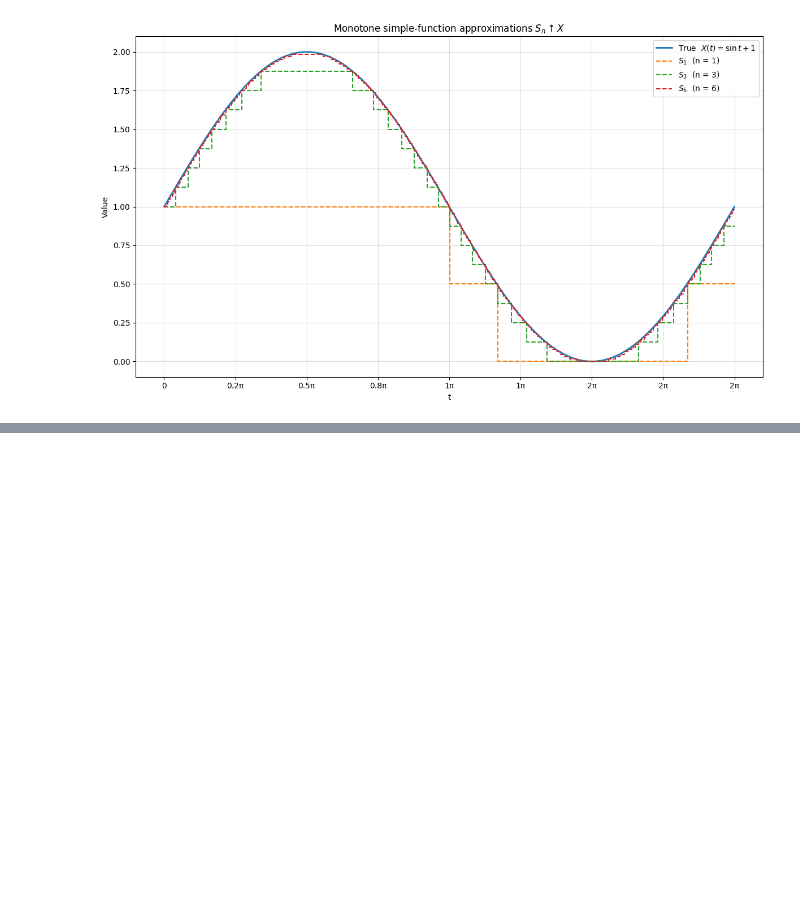
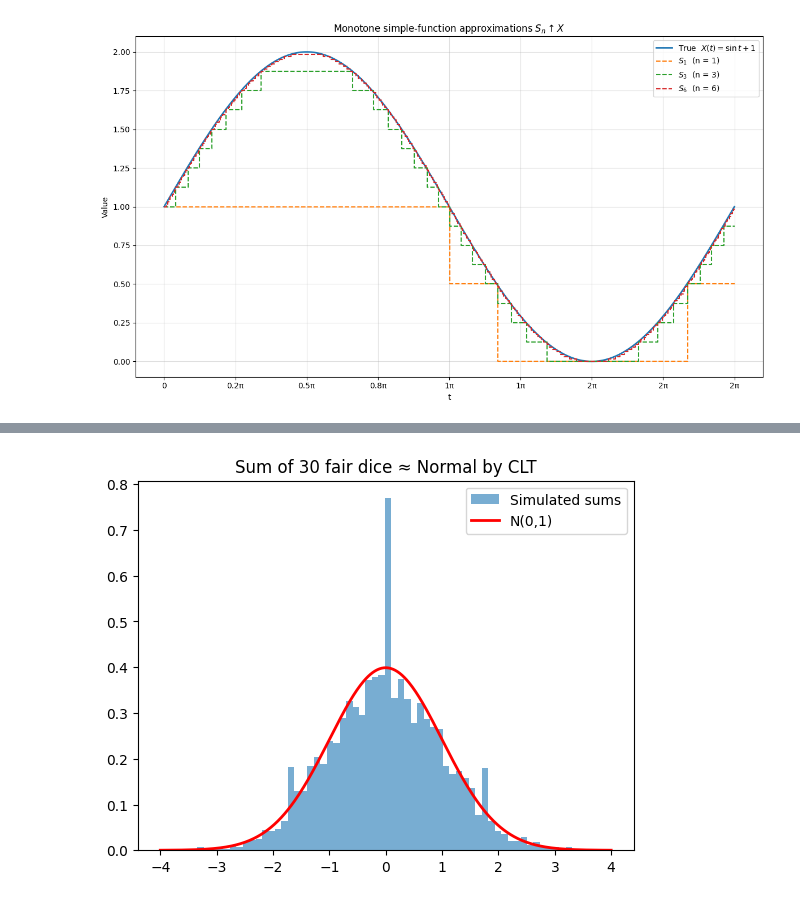
Before and after one commit to Niorlys/ForexMath, a Jupyter notebook: 3-Probability-Essentials-II.ipynb, the cells around one changed output, grey strips where cells are left out. Drawn from its saved outputs; the diff is of its cells as text; code cells hidden in the pictures; blank space fills up the shorter version.

```diff
--- a/3-Probability-Essentials-II.ipynb
+++ b/3-Probability-Essentials-II.ipynb
@@ -902,0 +1299,12 @@ If we take $g(x)=x$, we get the following result:
+# %%
+import numpy as np, matplotlib.pyplot as plt, scipy.stats as st
+n, reps = 30, 50_00
+samples = np.random.randint(1, 7, size=(reps, n))  # fair dice, highly non-Gaussian
+sums = samples.sum(axis=1)
+normed = (sums - sums.mean()) / sums.std()
+
+plt.hist(normed, bins=60, density=True, alpha=.6, label='Simulated sums')
+x = np.linspace(-4, 4, 400); plt.plot(x, st.norm.pdf(x), 'r', lw=2, label='N(0,1)')
+plt.title(f"Sum of {n} fair dice ≈ Normal by CLT"); plt.legend(); plt.show()
+# %% [output]
+[figure, added]
```
Also changed, not shown: parts of 7 cells of this notebook.
